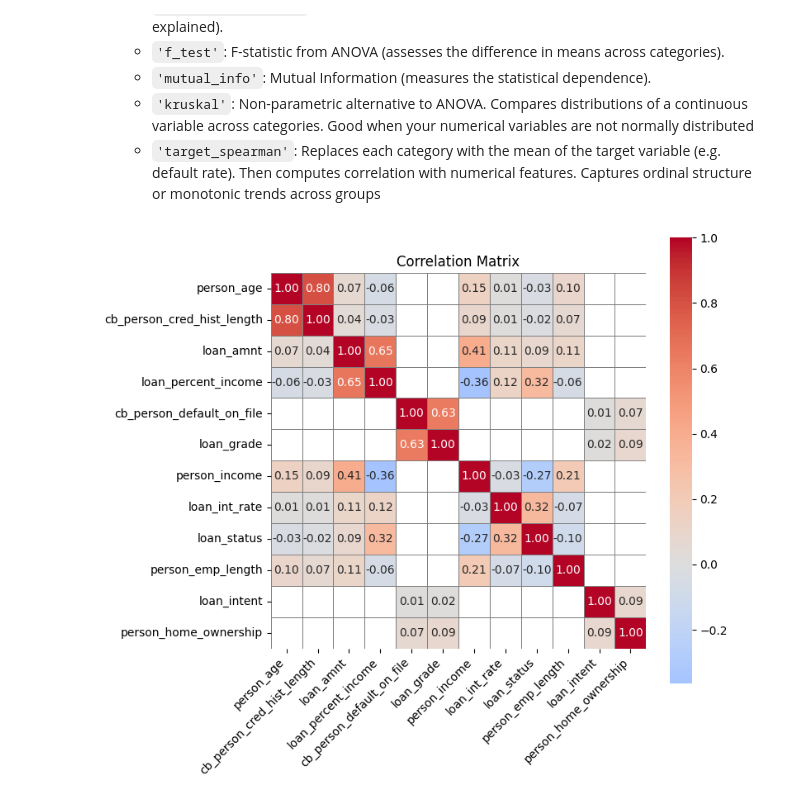
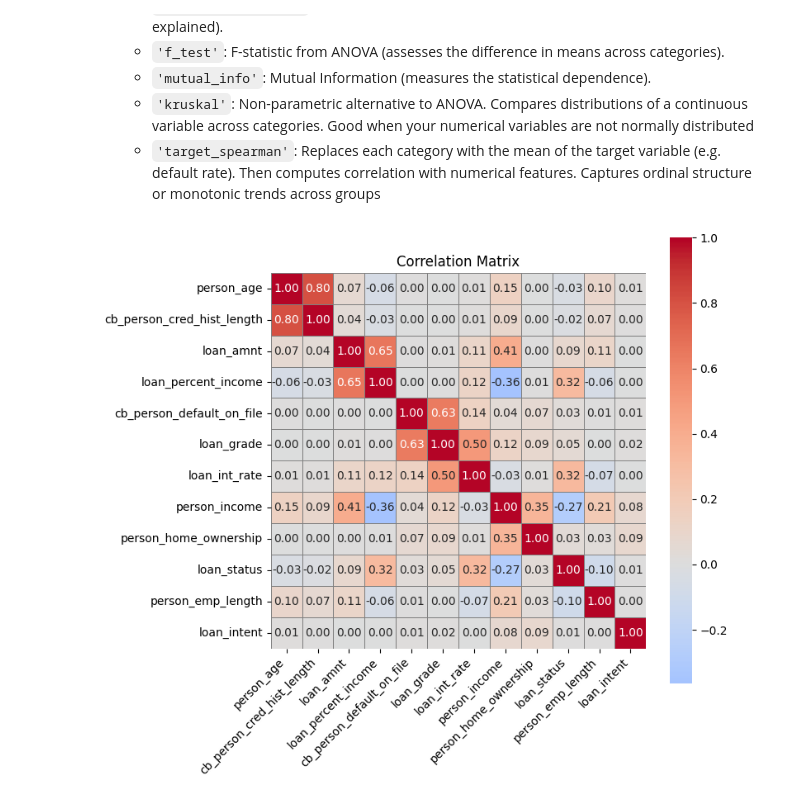
Before and after one commit to soleimanihamed/Daanish, a Jupyter notebook: projects/probability_of_default/main.ipynb, the cells around one changed output. Saved outputs shown, nothing was run; the diff lists cells and outputs as text; code cells hidden in the pictures.

```diff
--- a/projects/probability_of_default/main.ipynb
+++ b/projects/probability_of_default/main.ipynb
@@ -484,8 +483,8 @@ This section calculates and displays correlations between different types of var
 # %%
 analyzer = CorrelationAnalyzer(imputed_dataset)
 corr_df,corr_matrix = analyzer.correlation_matrix(num_method="spearman", cat_method="cramers_v",
-                                      cat_num_method="target_spearman",return_matrix=True)
+                                      cat_num_method="mutual_info",return_matrix=True)
 
 Visualisation.plot_heatmap_matrix(corr_matrix, title="Correlation Matrix")
 # %% [output]
-[figure, old version]
+[figure, new version]
```
Also changed, not shown: parts of 2 cells of this notebook, 2 other files.
